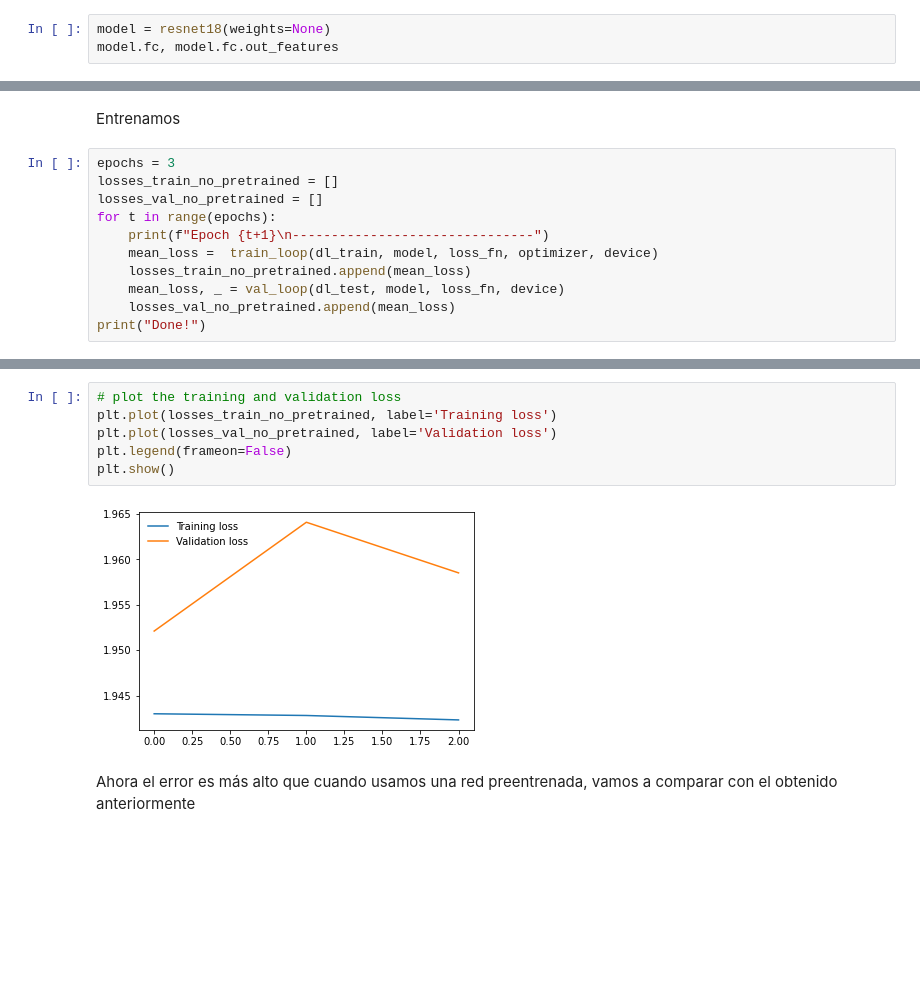
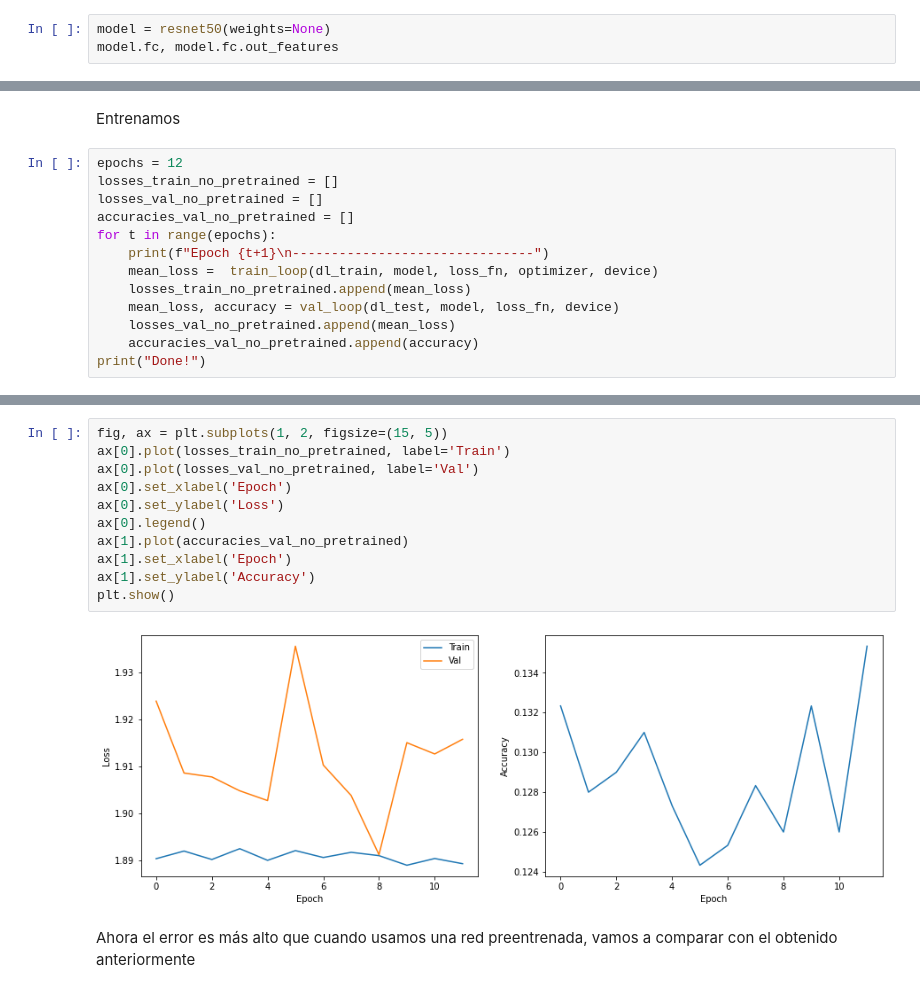
Before and after one commit to maximofn/Curso_Pytorch, a Jupyter notebook: 04 Redes convolucionales/13 Transfer learning.ipynb, the cells around one changed output, grey strips where cells are left out. Drawn from its saved outputs; the diff is of its cells as text; blank space fills up the shorter version.

```diff
--- a/04 Redes convolucionales/13 Transfer learning.ipynb
+++ b/04 Redes convolucionales/13 Transfer learning.ipynb
@@ -459,6 +466,6 @@ plt.show()
 # %% [markdown]
 Vamos a repetir el entrenamiento de la red, pero esta vez la vamos a descargar sin que esté preentrenada, es decir, inicializada aleatoriamente
 # %%
-model = resnet18(weights=None)
+model = resnet50(weights=None)
 model.fc, model.fc.out_features
 # %% [output]
@@ -498,15 +505,17 @@ ResNet(
 # %% [markdown]
 Entrenamos
 # %%
-epochs = 3
+epochs = 12
 losses_train_no_pretrained = []
 losses_val_no_pretrained = []
+accuracies_val_no_pretrained = []
 for t in range(epochs):
     print(f"Epoch {t+1}\n-------------------------------")
     mean_loss =  train_loop(dl_train, model, loss_fn, optimizer, device)
     losses_train_no_pretrained.append(mean_loss)
-    mean_loss, _ = val_loop(dl_test, model, loss_fn, device)
+    mean_loss, accuracy = val_loop(dl_test, model, loss_fn, device)
     losses_val_no_pretrained.append(mean_loss)
+    accuracies_val_no_pretrained.append(accuracy)
 print("Done!")
 # %% [output]
 Epoch 1
@@ -527,12 +536,17 @@ Test Error:
 
 Done!
-# %%
-# plot the training and validation loss
-plt.plot(losses_train_no_pretrained, label='Training loss')
-plt.plot(losses_val_no_pretrained, label='Validation loss')
-plt.legend(frameon=False)
-plt.show()
-# %% [output]
-[figure, removed]
+# %%
+fig, ax = plt.subplots(1, 2, figsize=(15, 5))
+ax[0].plot(losses_train_no_pretrained, label='Train')
+ax[0].plot(losses_val_no_pretrained, label='Val')
+ax[0].set_xlabel('Epoch')
+ax[0].set_ylabel('Loss')
+ax[0].legend()
+ax[1].plot(accuracies_val_no_pretrained)
+ax[1].set_xlabel('Epoch')
+ax[1].set_ylabel('Accuracy')
+plt.show()
+# %% [output]
+[figure, added]
 # %% [markdown]
 Ahora el error es más alto que cuando usamos una red preentrenada, vamos a comparar con el obtenido anteriormente
```
Also changed, not shown: parts of 18 cells of this notebook, 3 other files.
